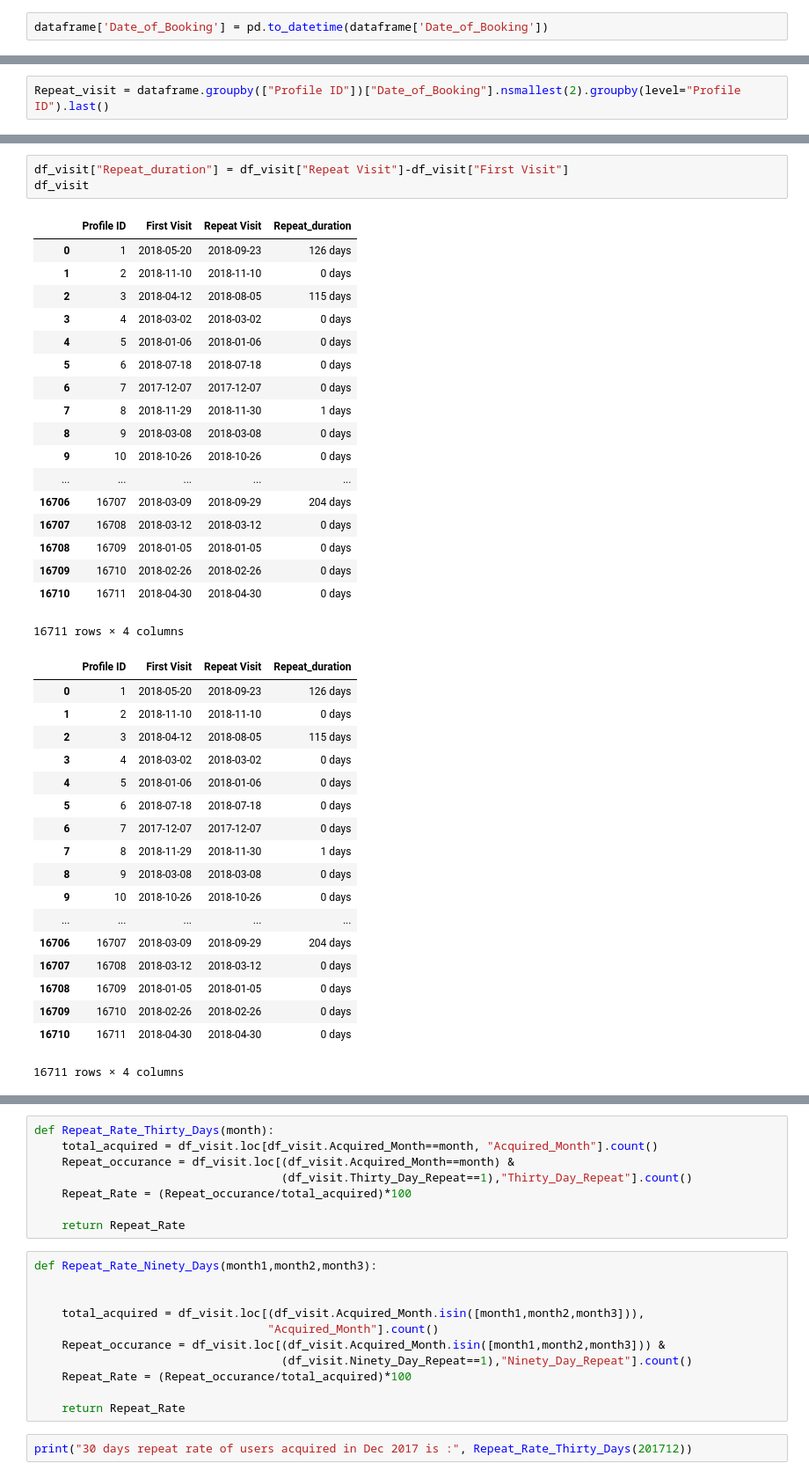
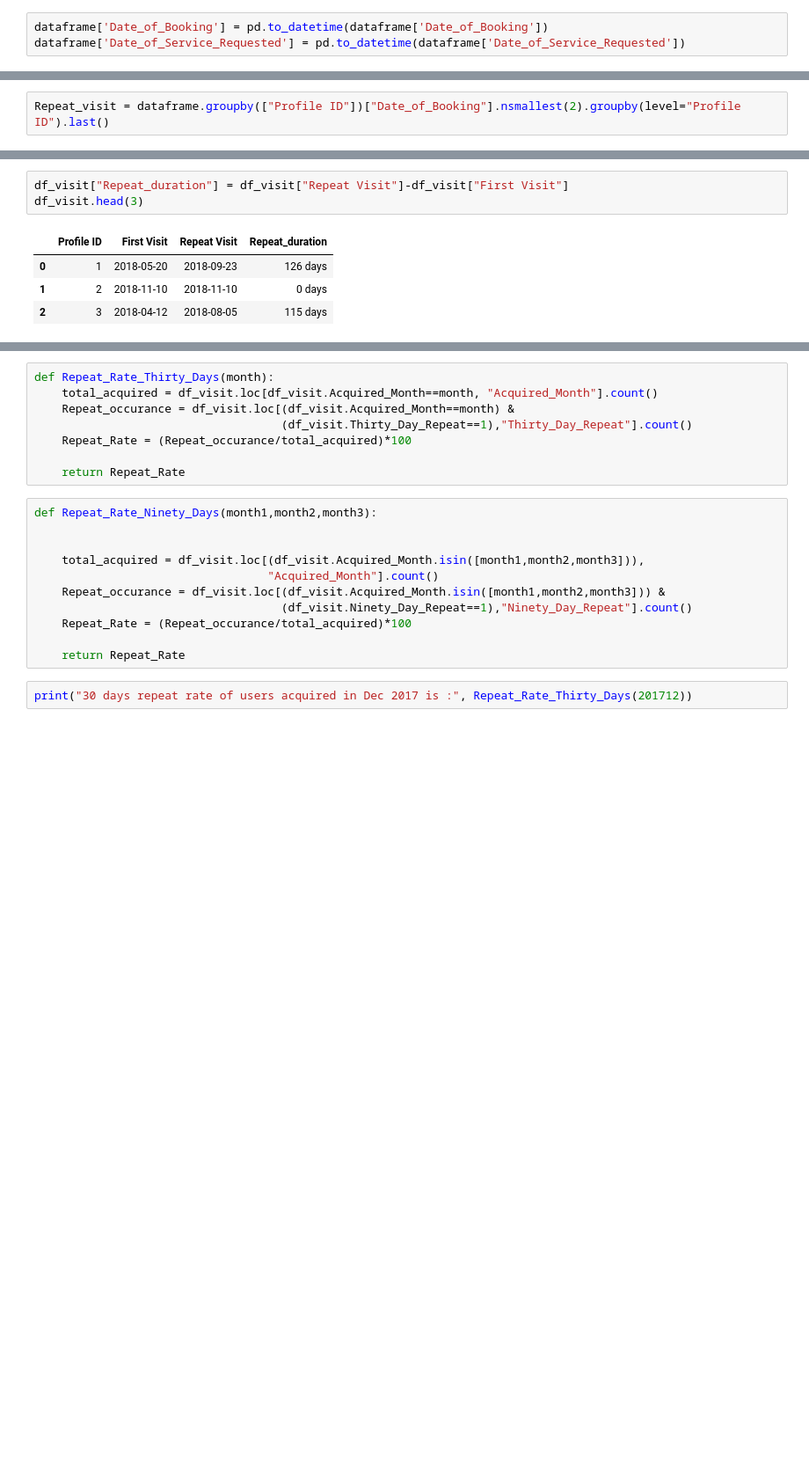
Before and after one commit to raianurag02/RepeatRate, a Jupyter notebook: Urban_clap.ipynb, the cells around one changed output, grey strips where cells are left out. Shown: that part at 88% size. Cells and saved outputs as stored; diff of their text form; blank space fills up the shorter version.

```diff
--- a/Urban_clap.ipynb
+++ b/Urban_clap.ipynb
@@ -45,2 +31,3 @@ memory usage: 1.4+ MB
 # %%
 dataframe['Date_of_Booking'] = pd.to_datetime(dataframe['Date_of_Booking'])
+dataframe['Date_of_Service_Requested'] = pd.to_datetime(dataframe['Date_of_Service_Requested'])
@@ -220,41 +110,9 @@ df_visit
 # %%
 df_visit["Repeat_duration"] = df_visit["Repeat Visit"]-df_visit["First Visit"]
-df_visit
+df_visit.head(3)
 # %% [output]
 |  | Profile ID | First Visit | Repeat Visit | Repeat_duration |
 | 0 | 1 | 2018-05-20 | 2018-09-23 | 126 days |
 | 1 | 2 | 2018-11-10 | 2018-11-10 | 0 days |
 | 2 | 3 | 2018-04-12 | 2018-08-05 | 115 days |
-| 3 | 4 | 2018-03-02 | 2018-03-02 | 0 days |
-| 4 | 5 | 2018-01-06 | 2018-01-06 | 0 days |
-| 5 | 6 | 2018-07-18 | 2018-07-18 | 0 days |
-| 6 | 7 | 2017-12-07 | 2017-12-07 | 0 days |
-| 7 | 8 | 2018-11-29 | 2018-11-30 | 1 days |
-| 8 | 9 | 2018-03-08 | 2018-03-08 | 0 days |
-| 9 | 10 | 2018-10-26 | 2018-10-26 | 0 days |
-| ... | ... | ... | ... | ... |
-| 16706 | 16707 | 2018-03-09 | 2018-09-29 | 204 days |
-| 16707 | 16708 | 2018-03-12 | 2018-03-12 | 0 days |
-| 16708 | 16709 | 2018-01-05 | 2018-01-05 | 0 days |
-| 16709 | 16710 | 2018-02-26 | 2018-02-26 | 0 days |
-| 16710 | 16711 | 2018-04-30 | 2018-04-30 | 0 days |
-16711 rows × 4 columns
-|  | Profile ID | First Visit | Repeat Visit | Repeat_duration |
-| 0 | 1 | 2018-05-20 | 2018-09-23 | 126 days |
-| 1 | 2 | 2018-11-10 | 2018-11-10 | 0 days |
-| 2 | 3 | 2018-04-12 | 2018-08-05 | 115 days |
-| 3 | 4 | 2018-03-02 | 2018-03-02 | 0 days |
-| 4 | 5 | 2018-01-06 | 2018-01-06 | 0 days |
-| 5 | 6 | 2018-07-18 | 2018-07-18 | 0 days |
-| 6 | 7 | 2017-12-07 | 2017-12-07 | 0 days |
-| 7 | 8 | 2018-11-29 | 2018-11-30 | 1 days |
-| 8 | 9 | 2018-03-08 | 2018-03-08 | 0 days |
-| 9 | 10 | 2018-10-26 | 2018-10-26 | 0 days |
-| ... | ... | ... | ... | ... |
-| 16706 | 16707 | 2018-03-09 | 2018-09-29 | 204 days |
-| 16707 | 16708 | 2018-03-12 | 2018-03-12 | 0 days |
-| 16708 | 16709 | 2018-01-05 | 2018-01-05 | 0 days |
-| 16709 | 16710 | 2018-02-26 | 2018-02-26 | 0 days |
-| 16710 | 16711 | 2018-04-30 | 2018-04-30 | 0 days |
-16711 rows × 4 columns
 # %%
```
Also changed, not shown: parts of 25 cells of this notebook.
